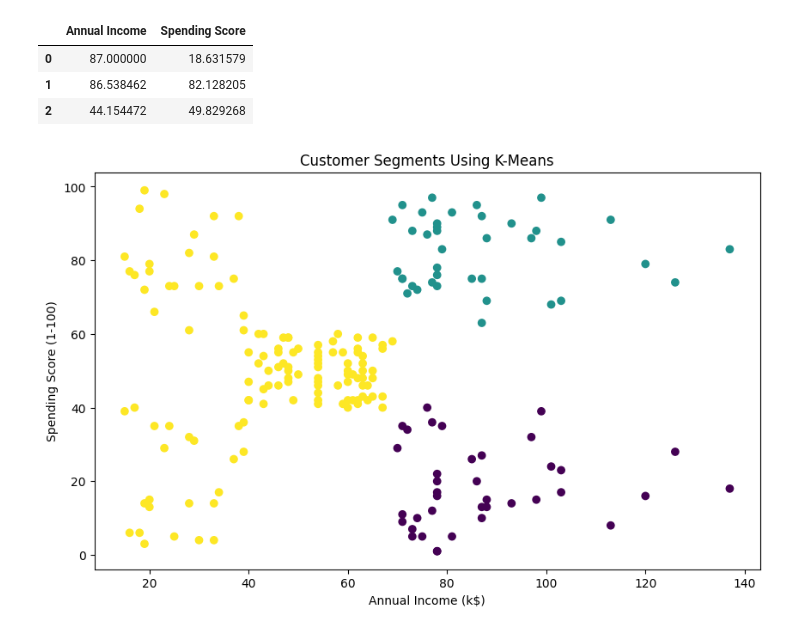
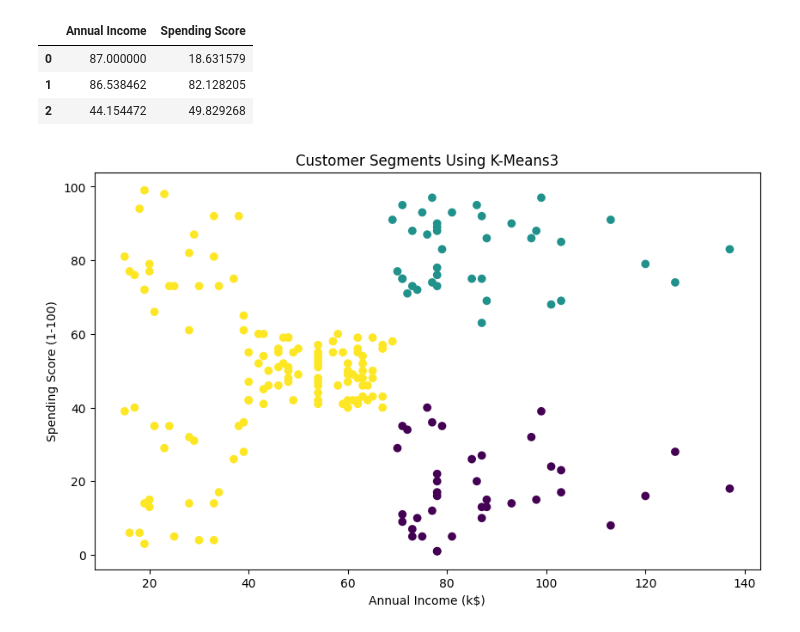
Before and after one commit to sana-123-githu/internship, a Jupyter notebook: kmeans_clustering_3.ipynb, the cells around one changed output. Cells and saved outputs as stored; diff of their text form; code cells hidden in the pictures.

```diff
--- a/kmeans_clustering_3.ipynb
+++ b/kmeans_clustering_3.ipynb
@@ -168,16 +168,16 @@ centers_df
 # %%
 plt.figure(figsize=(10,6))
 
 plt.scatter(
     df['Annual Income (k$)'],
     df['Spending Score (1-100)'],
     c=df['Cluster']
 )
 
 plt.xlabel('Annual Income (k$)')
 plt.ylabel('Spending Score (1-100)')
-plt.title('Customer Segments Using K-Means')
+plt.title('Customer Segments Using K-Means3')
 
 plt.show()
 # %% [output]
-[figure, old version]
+[figure, new version]
```
